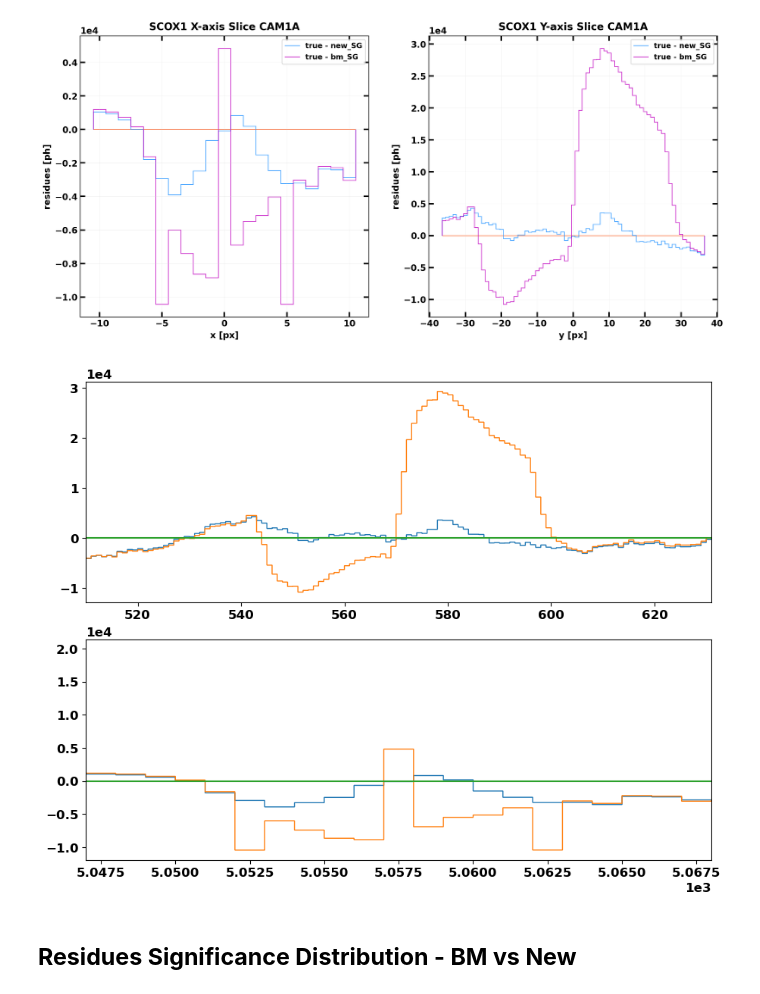
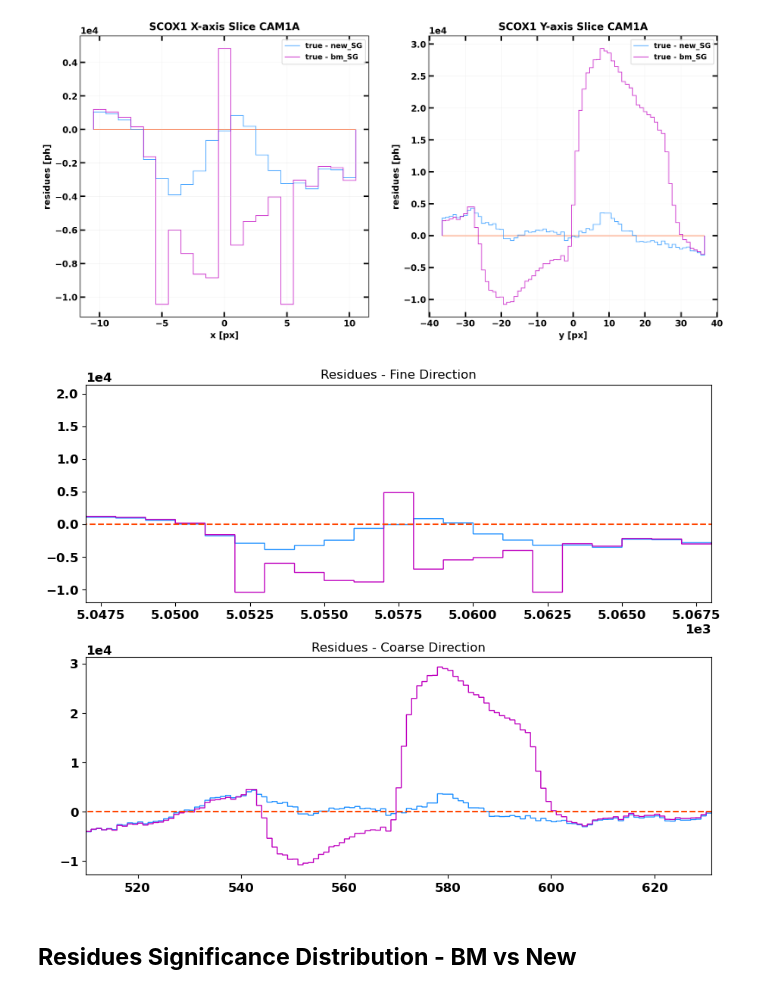
Before and after one commit to EdoardoGiancarli/LearningCodedMasks, a Jupyter notebook: Darksun_Reconstruction/demo_PSF_BMvsNEW.ipynb, the cells around one changed output. Cells and saved outputs as stored; diff of their text form; code cells hidden in the pictures.

```diff
--- a/Darksun_Reconstruction/demo_PSF_BMvsNEW.ipynb
+++ b/Darksun_Reconstruction/demo_PSF_BMvsNEW.ipynb
@@ -236,25 +237,25 @@ ds.slices_plot(
 # %%
 import matplotlib.pyplot as plt
 
 xspan, yspan = 30, 5
 
 fig, axs = plt.subplots(2, 1, constrained_layout=True, figsize=(9, 7))
 
 axs[0].set_title('Residues - Fine Direction')
-axs[0].plot(np.zeros_like(res_sky_new[i, :]), '-.-')
-axs[0].stairs(res_sky_new[i, :])
-axs[0].stairs(res_sky_bm[i, :])
+axs[0].plot(np.zeros_like(res_sky_new[i, :]), c='OrangeRed', linestyle='--')
+axs[0].stairs(res_sky_new[i, :], edgecolor='DodgerBlue')
+axs[0].stairs(res_sky_bm[i, :], edgecolor='m')
 axs[0].set_xlim( (j - 2 * yspan , j + 2 * yspan + 1))
 
 axs[1].set_title('Residues - Coarse Direction')
-axs[1].plot(np.zeros_like(res_sky_new[:, j]), '-.-')
-axs[1].stairs(res_sky_new[:, j])
-axs[1].stairs(res_sky_bm[:, j])
+axs[1].plot(np.zeros_like(res_sky_new[:, j]), c='OrangeRed', linestyle='--')
+axs[1].stairs(res_sky_new[:, j], edgecolor='DodgerBlue')
+axs[1].stairs(res_sky_bm[:, j], edgecolor='m')
 axs[1].set_xlim( (i - 2 * xspan , i + 2 * xspan + 1))
 
 plt.show()
 # %% [output]
-[figure, old version]
+[figure, new version]
 # %% [markdown]
 ## **Residues Significance Distribution - BM vs New**
 # %%
```
Also changed, not shown: parts of 1 cell of this notebook.
